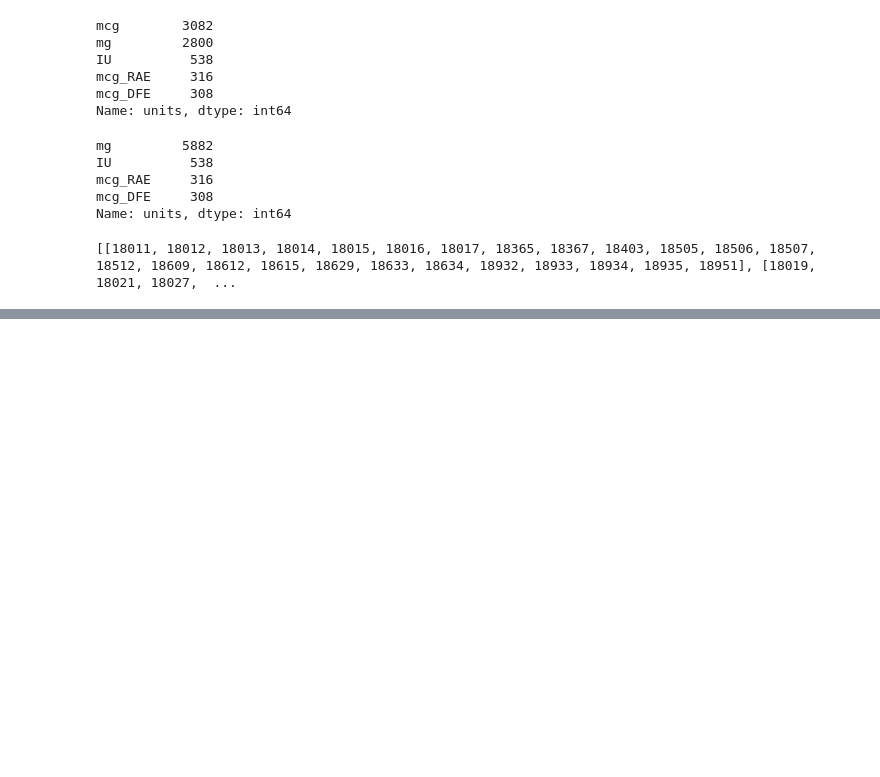
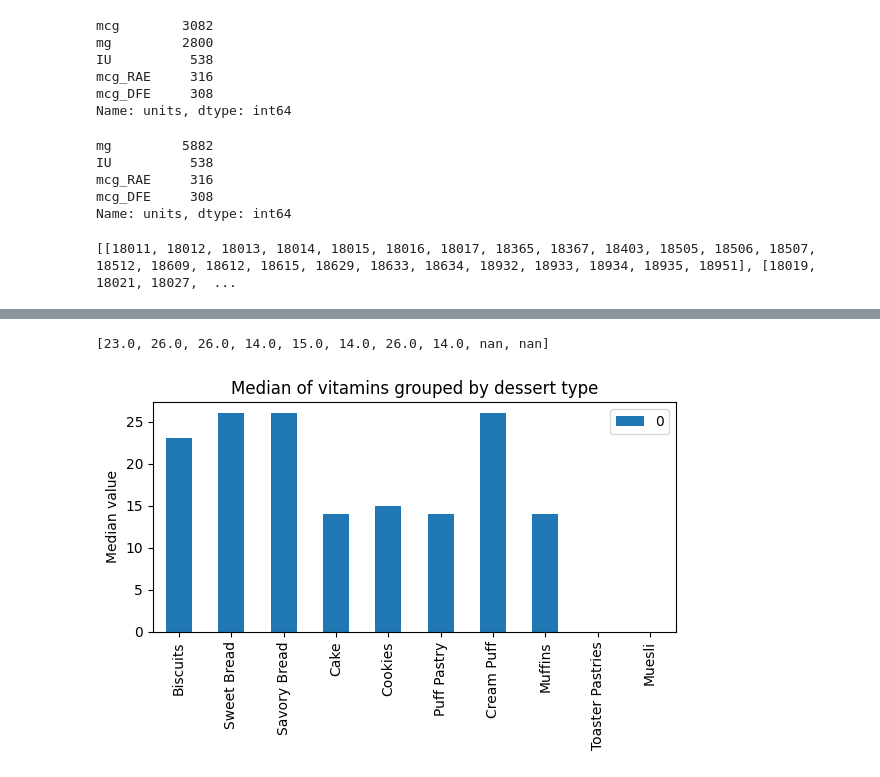
Before and after one commit to DavideIntiso/Foundations-of-Data-Engineering-and-Analytics, a Jupyter notebook: sheet2/dea02_ex1_dataset_analyses.ipynb, the cells around one changed output, grey strips where cells are left out. Cells and saved outputs as stored; diff of their text form; code cells hidden in the pictures; blank space fills up the shorter version.

Commit message:
calculating medians

```diff
--- a/sheet2/dea02_ex1_dataset_analyses.ipynb
+++ b/sheet2/dea02_ex1_dataset_analyses.ipynb
@@ -553,0 +513,6 @@ plt.show()
+# %%
+#Vitamins for type bisquits
+index_list = ids[0]
+vitamins_bisq = vitamins.loc[vitamins['id'].isin(index_list)]
+values2 = vitamins_bisq["id"].value_counts()
+print(values2)
@@ -553,0 +528,19 @@ plt.show()
+# %%
+# calculate the median of vitamins for every dessert type
+medians = []
+for type in range(len(ids)):
+    index_list = ids[type]
+    vitamins_per_type = vitamins.loc[vitamins['id'].isin(index_list)]
+    values = vitamins_per_type["id"].value_counts()
+    medians.append(values.median())
+
+print(medians)
+# %% [output]
+[23.0, 26.0, 26.0, 14.0, 15.0, 14.0, 26.0, 14.0, nan, nan]
+# %%
+# plot the medians of vitamins grouped by dessert types
+df = pd.DataFrame(medians, index=data.type.unique())
+ax = df.plot(kind='bar', figsize=(6, 4), title='Median of vitamins grouped by dessert type', ylabel='Median value')
+plt.show()
+# %% [output]
+[figure, added]
```
Also changed, not shown: parts of 12 cells of this notebook.
